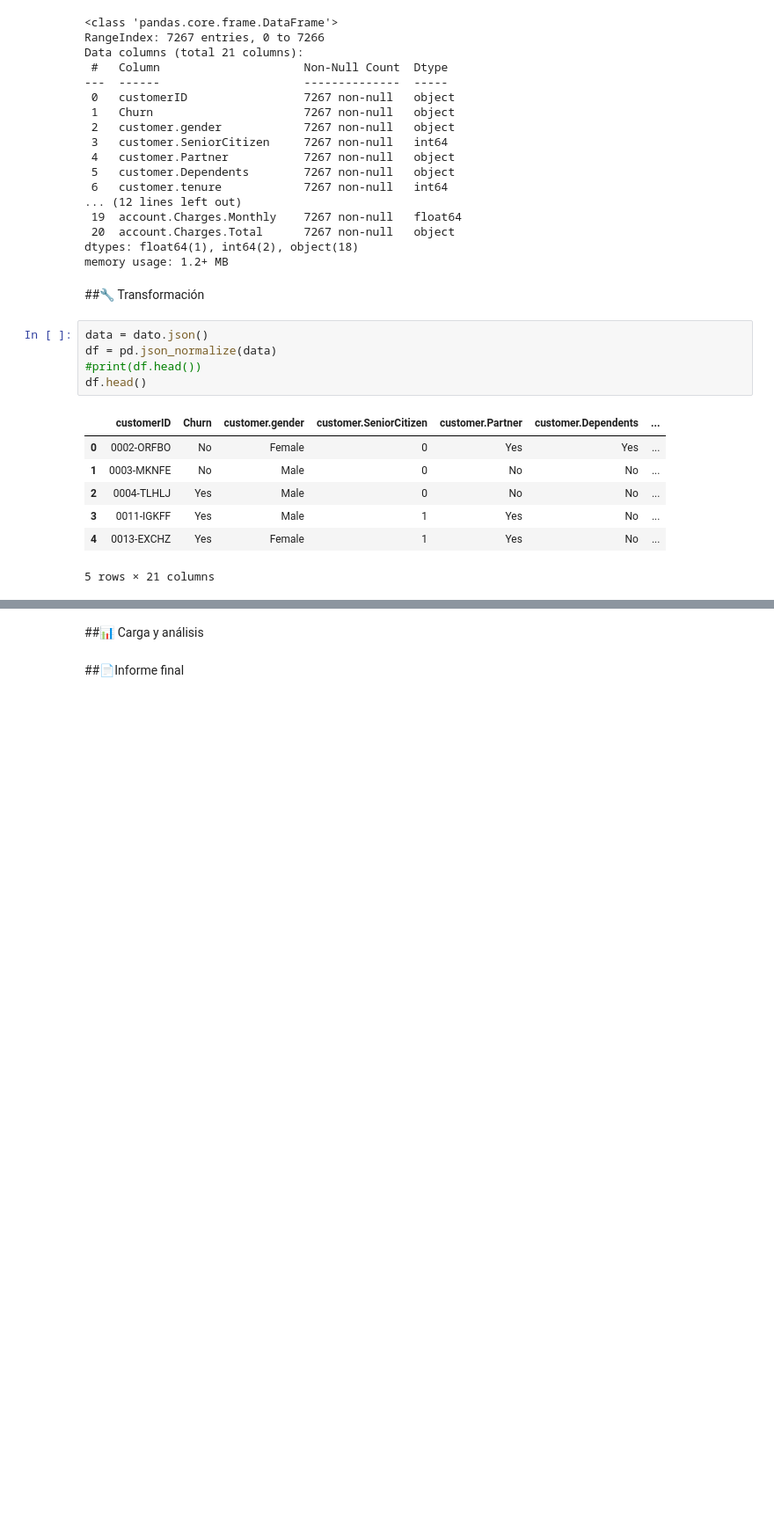
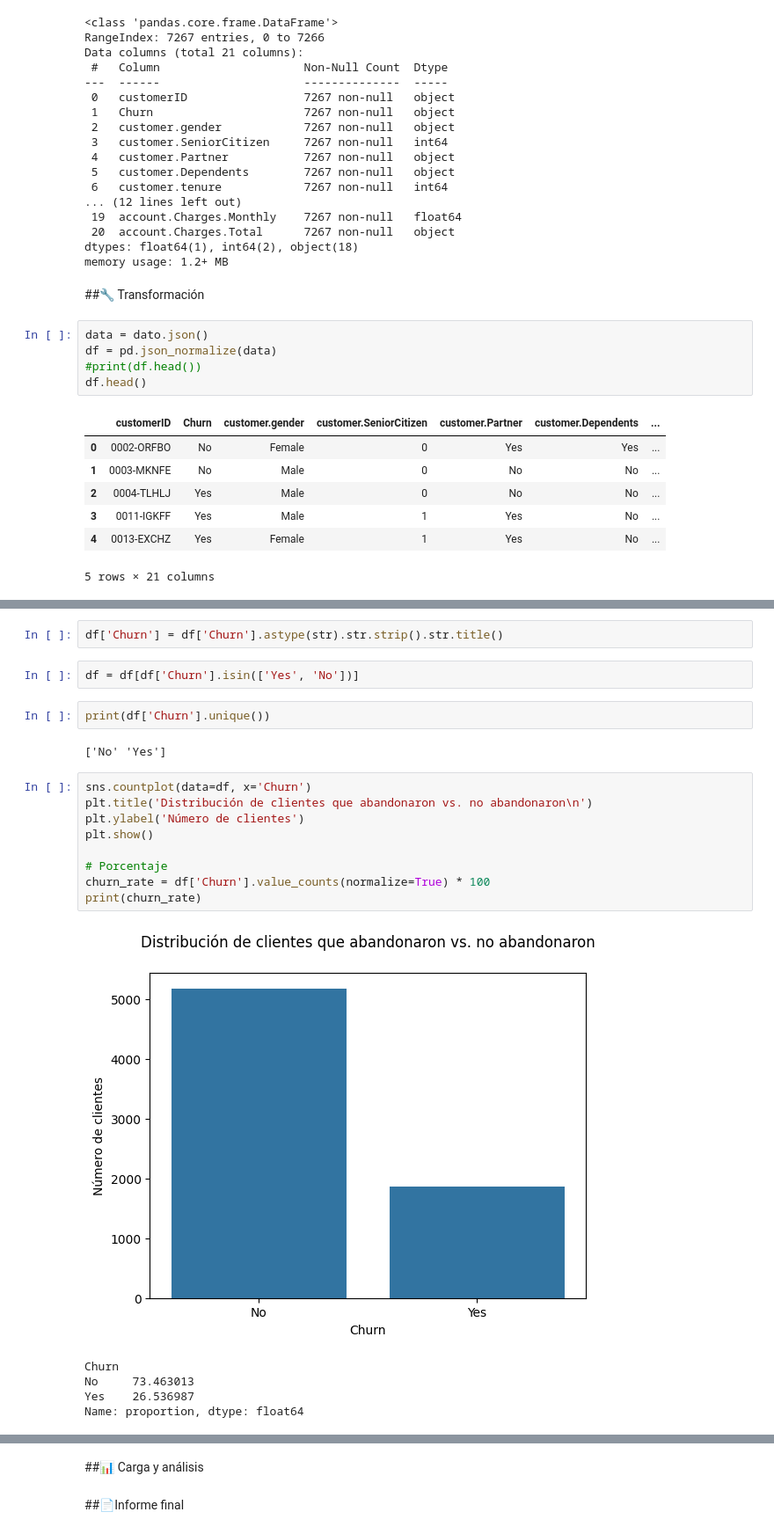
Before and after one commit to Goyo0117970/TelecomX, a Jupyter notebook: TelecomX.ipynb, the cells around one changed output, grey strips where cells are left out. Shown: that part at 88% size. Drawn from its saved outputs; the diff is of its cells as text; blank space fills up the shorter version.

```diff
--- a/TelecomX.ipynb
+++ b/TelecomX.ipynb
@@ -94,0 +135,23 @@ df.head()
+# %%
+df['Churn'] = df['Churn'].astype(str).str.strip().str.title()
+# %%
+df = df[df['Churn'].isin(['Yes', 'No'])]
+# %%
+print(df['Churn'].unique())
+# %% [output]
+['No' 'Yes']
+# %%
+sns.countplot(data=df, x='Churn')
+plt.title('Distribución de clientes que abandonaron vs. no abandonaron\n')
+plt.ylabel('Número de clientes')
+plt.show()
+
+# Porcentaje
+churn_rate = df['Churn'].value_counts(normalize=True) * 100
+print(churn_rate)
+# %% [output]
+[figure, added]
+Churn
+No     73.463013
+Yes    26.536987
+Name: proportion, dtype: float64
```
Also changed, not shown: parts of 4 cells of this notebook.
